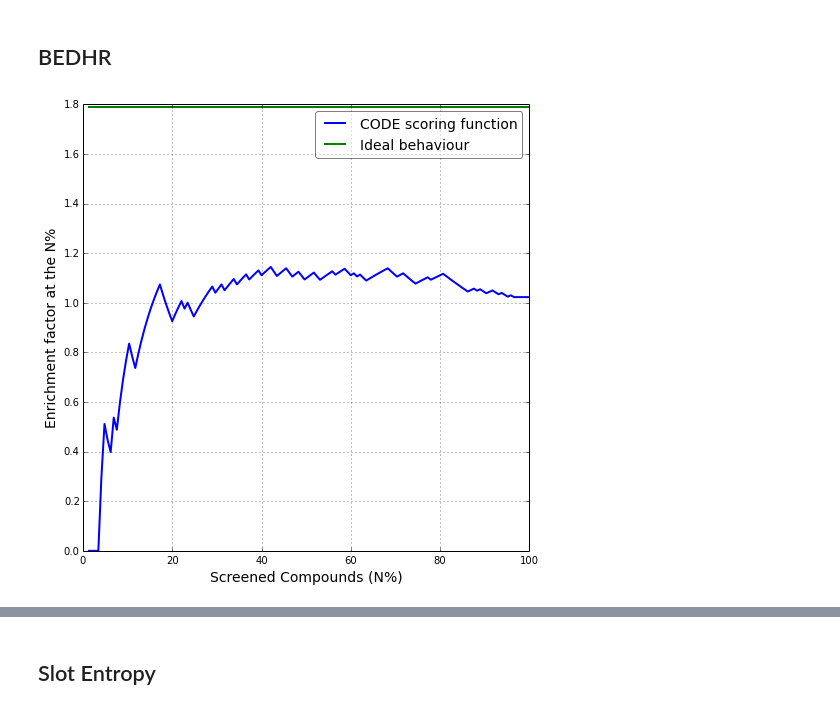
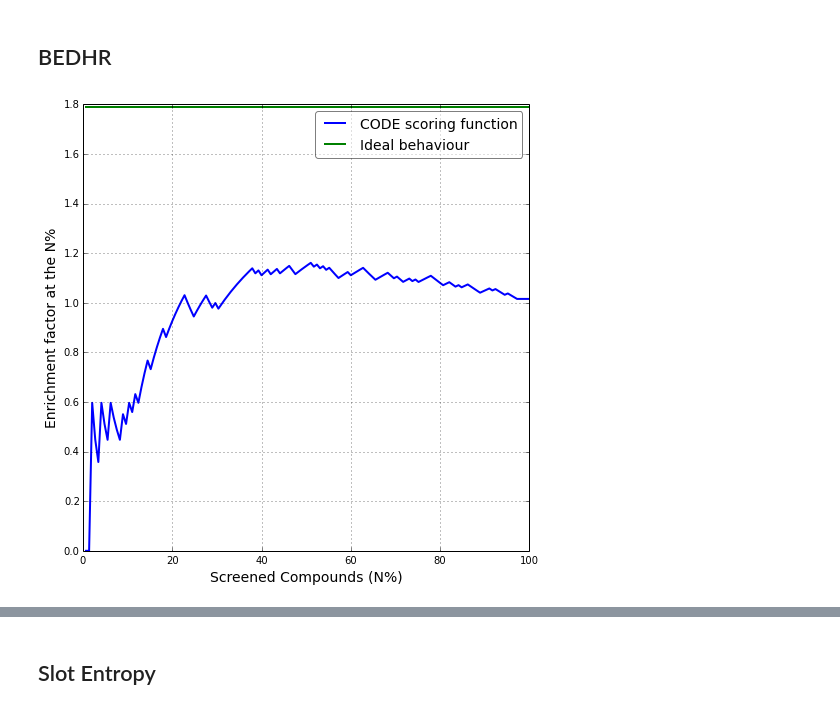
Before and after one commit to cebasfu93/CODE, a Jupyter notebook: CODE.ipynb, the cells around one changed output, grey strips where cells are left out. Drawn from its saved outputs; the diff is of its cells as text; code cells hidden in the pictures.

```diff
--- a/CODE.ipynb
+++ b/CODE.ipynb
@@ -302,7 +302,7 @@ show()
 # %%
 def EnrichFacN(screen_array, act_array):
     pend_array=[]
-    for i in range (1, len(screen_array)):
+    for i in range (0, len(screen_array)):
         if act_array[i]!=100:
             pendiente=act_array[i]/screen_array[i]
             pend_array.append(pendiente)
@@ -314,18 +314,18 @@ pendiente_CODE=EnrichFacN(CompScreened(DatosArreg), ActScreened(DatosArreg_code,
 pendiente_ideal=EnrichFacN(CompScreened(DatosArreg), ActScreened(DatosArreg_code, 0))
 # %%
 figure(figsize=(8,8)); hold=True
-plot(CompScreened(DatosArreg)[1:], pendiente_CODE, label="CODE scoring function", lw=2)
-plot(CompScreened(DatosArreg)[1:], pendiente_ideal, label="Ideal behaviour", lw=2)
+plot(CompScreened(DatosArreg), pendiente_CODE, label="CODE scoring function", lw=2)
+plot(CompScreened(DatosArreg), pendiente_ideal, label="Ideal behaviour", lw=2)
 xlabel("Screened Compounds (N%)", fontsize=tamano)
 ylabel("Enrichment factor at the N%", fontsize=tamano)
 legend(fontsize=tamano, fancybox=True, loc=1).get_frame().set_alpha(0.5)
 grid()
 savefig(Nombre + '/' + 'EnrichmentFactors.png')
 
 #
 show()
 # %% [output]
-[figure, old version]
+[figure, new version]
 # %%
 def pendiente(screen_array, act_array):
     pend_array=[]
```
Also changed, not shown: parts of 9 cells of this notebook.
